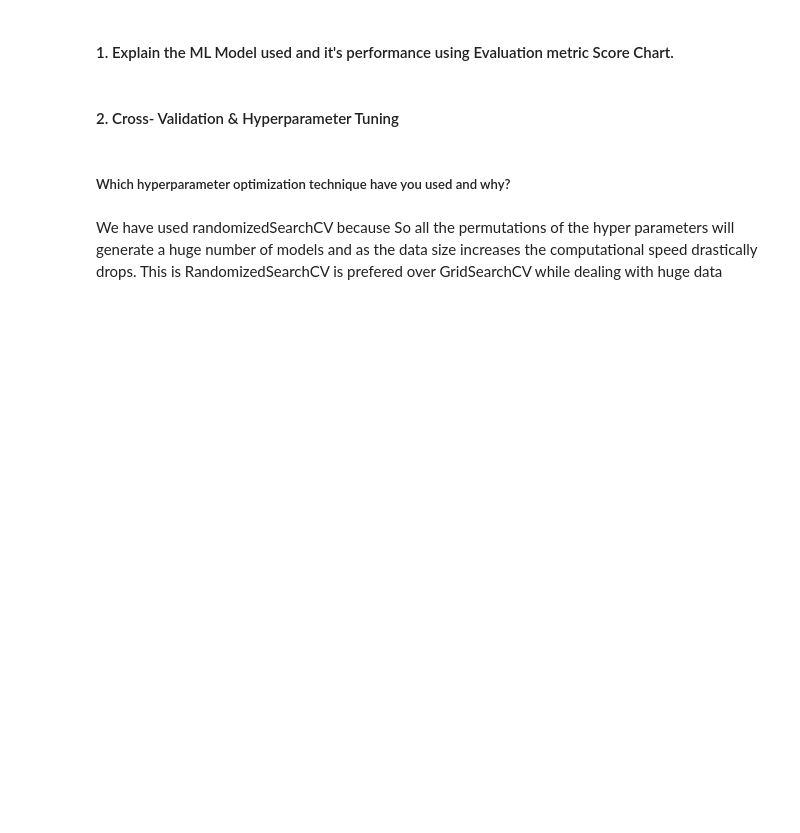
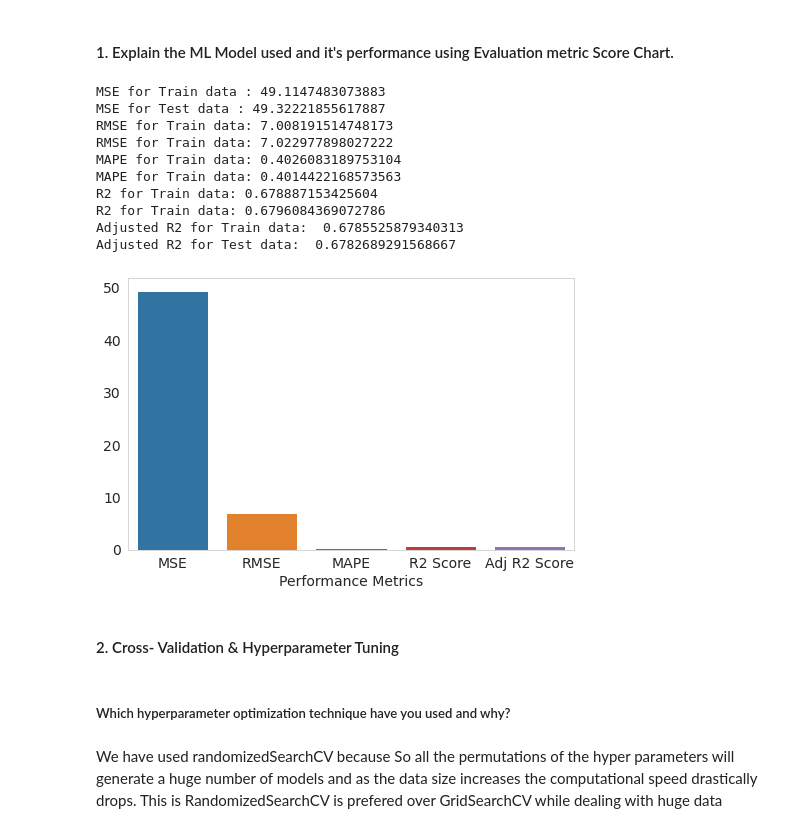
Before and after one commit to maxashoka3/Transport-Demand-Prediction, a Jupyter notebook: Transport_Demand_Prediction.ipynb, the cells around one changed output. Cells and saved outputs as stored; diff of their text form; code cells hidden in the pictures; blank space fills up the shorter version.

```diff
--- a/Transport_Demand_Prediction.ipynb
+++ b/Transport_Demand_Prediction.ipynb
@@ -1670,32 +1981,55 @@ def Performance_metrics(model):
   y_pred_train= model.predict(X_train)
   # Predicting the values for test data
   y_pred_test = model.predict(X_test)
+  # creating the blank list
+  train_eval = {}
+  test_eval = {}
+
 
   # Evaluation metrics for training data
   MSE_train = mean_squared_error(y_train, y_pred_train)
   MSE_test  = mean_squared_error(y_test, y_pred_test)
+  train_eval["MSE"] =  MSE_train
+  test_eval['MSE'] =  MSE_test
   print("MSE for Train data :" , MSE_train)
   print("MSE for Test data :" , MSE_test)
 
   RMSE_train = np.sqrt(MSE_train)
   RMSE_test = np.sqrt(MSE_test)
+
+  train_eval["RMSE"] =  RMSE_train
+  test_eval['RMSE'] =  RMSE_test
   print("RMSE for Train data:" ,RMSE_train)
   print("RMSE for Train data:" ,RMSE_test)
 
   #training
-  MAPE_train_rf_reg = mean_absolute_percentage_error(y_train, y_pred_train)
+  MAPE_train = mean_absolute_percentage_error(y_train, y_pred_train)
   MAPE_test = mean_absolute_percentage_error(y_test, y_pred_test)
 
-  print("MAPE for Train data:" ,MAPE_train_rf_reg)
+  train_eval["MAPE"] = MAPE_train
+  test_eval['MAPE'] =  MAPE_test
+  print("MAPE for Train data:" ,MAPE_train)
   print("MAPE for Train data:" ,MAPE_test)
   #training
   r2_score_train = r2_score(y_train, y_pred_train)
   r2_score_test = r2_score(y_test, y_pred_test)
 
+  train_eval["R2 Score"] =  r2_score_train
+  test_eval['R2 Score'] =  r2_score_test
+
   print("R2 for Train data:" ,r2_score_train)
   print("R2 for Train data:" ,r2_score_test)
 
+  adj_r2_score_train = adjusted_r2(X_train, r2_score_train)
+  adj_r2_score_test = adjusted_r2(X_test, r2_score_test)
+
+  train_eval["AdjR2 Score"] =  adj_r2_score_train
+  test_eval['Adj R2 Score'] =  adj_r2_score_test
+
+
   #training Adjusted R2 for Training data
-  print("Adjusted R2 for Train data: " ,adjusted_r2(X_train, r2_score_train))
+  print("Adjusted R2 for Train data: " ,adj_r2_score_train)
   #testing Adjusted R2 score
-  print("Adjusted R2 for Test data: " ,adjusted_r2(X_test, r2_score_test))
+  print("Adjusted R2 for Test data: " ,adj_r2_score_test)
+
+  return train_eval,test_eval
@@ -1713,0 +2036,2 @@ plt.show()
+# %%
+train_eval, test_eval = Performance_metrics(randf_reg)
@@ -1718,3 +2051,25 @@ plt.show()
+# %%
+# Visualizing evaluation Metric Score chart
+def performance_chart(model):
+  train_eval, test_eval = Performance_metrics(model)
+  plt.figure(figsize=(8,5))
+  sns.barplot(x = list(test_eval.keys()),y = list(test_eval.values()))
+  plt.xlabel('Performance Metrics')
+  plt.show()
+# %%
+performance_chart(randf_reg)
+# %% [output]
+MSE for Train data : 49.1147483073883
+MSE for Test data : 49.32221855617887
+RMSE for Train data: 7.008191514748173
+RMSE for Train data: 7.022977898027222
+MAPE for Train data: 0.4026083189753104
+MAPE for Train data: 0.4014422168573563
+R2 for Train data: 0.678887153425604
+R2 for Train data: 0.6796084369072786
+Adjusted R2 for Train data:  0.6785525879340313
+Adjusted R2 for Test data:  0.6782689291568667
+[figure, added]
 # %% [markdown]
 #### 2. Cross- Validation & Hyperparameter Tuning
 # %%
```
Also changed, not shown: parts of 101 cells of this notebook.
